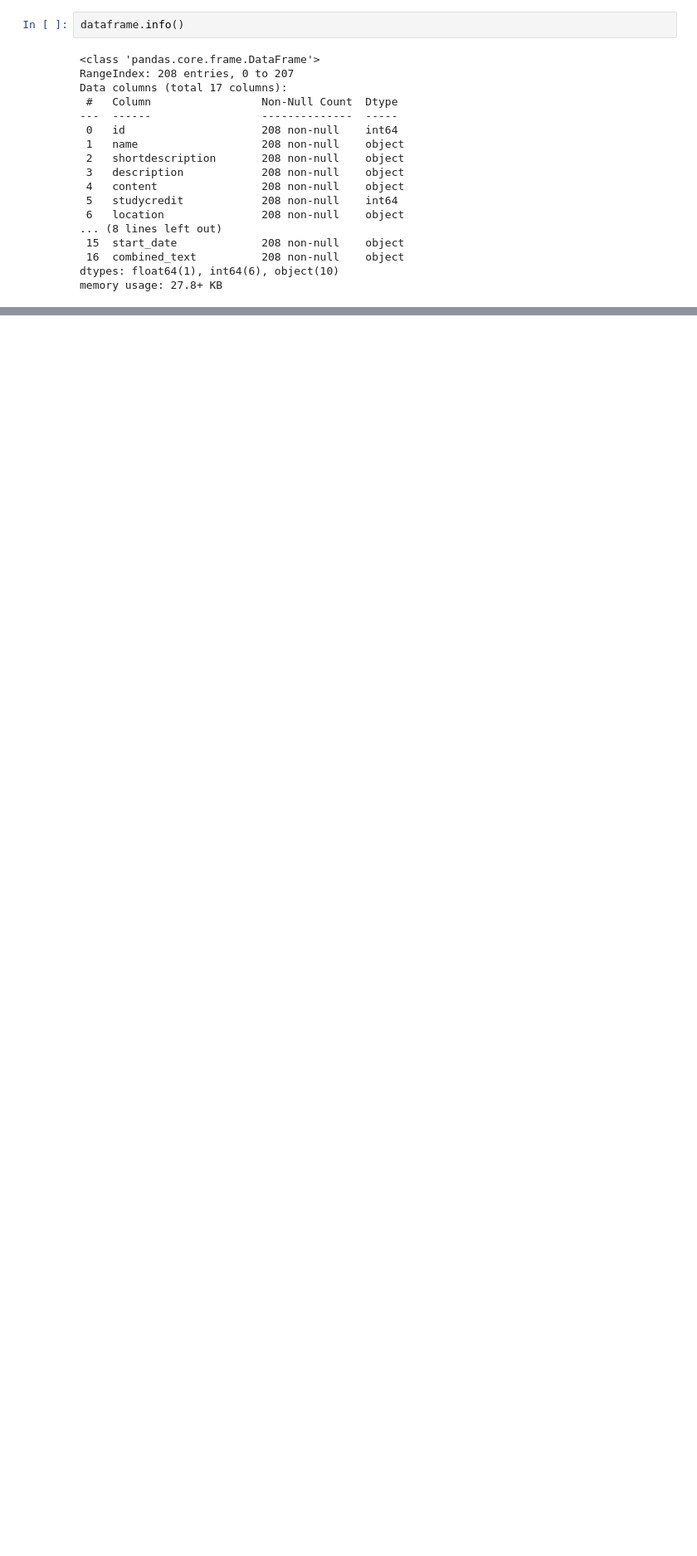
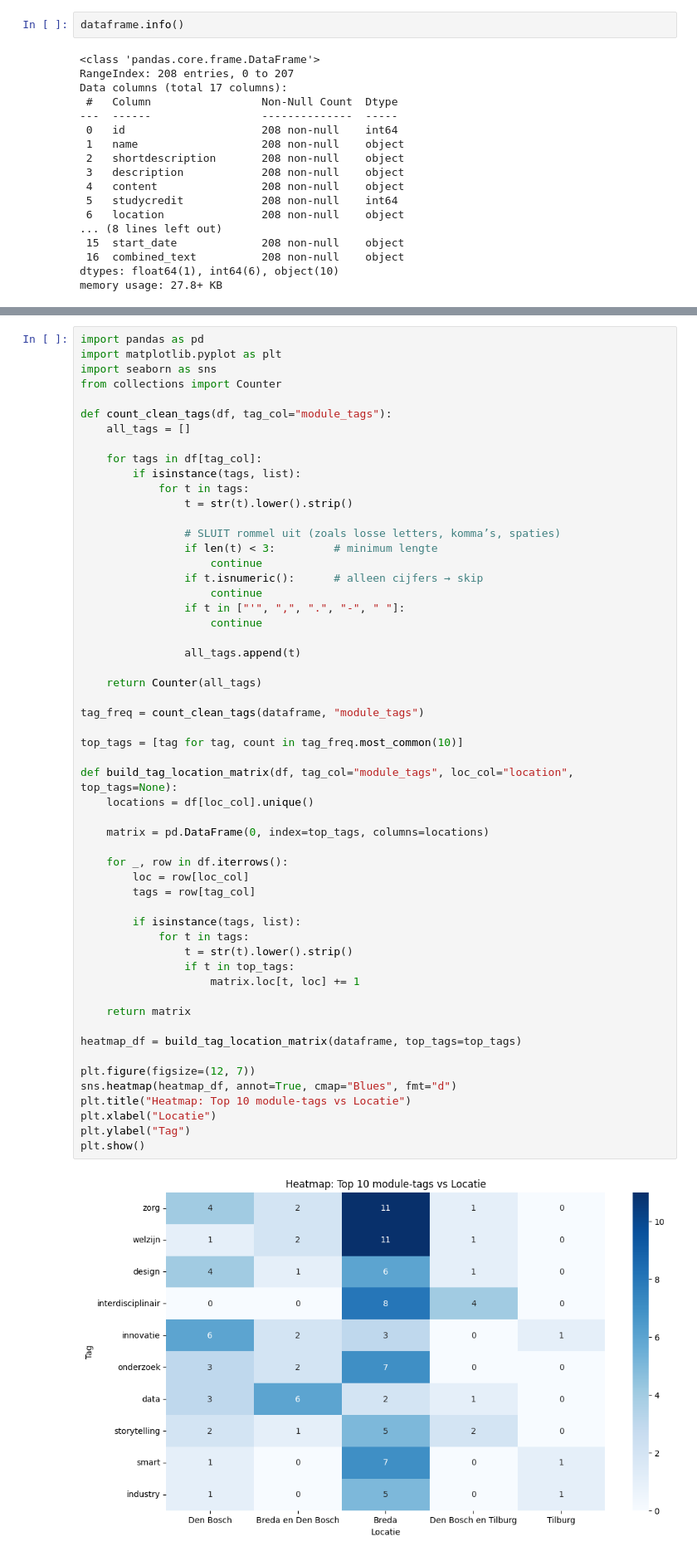
Before and after one commit to JeroenZwaal/ATIx-AI-Lu2, a Jupyter notebook: EDA.ipynb, the cells around one changed output, grey strips where cells are left out. Shown at 83% size. Cells and saved outputs as stored; diff of their text form; blank space fills up the shorter version.

```diff
--- a/EDA.ipynb
+++ b/EDA.ipynb
@@ -215,0 +195,57 @@ health: 6
+# %%
+import pandas as pd
+import matplotlib.pyplot as plt
+import seaborn as sns
+from collections import Counter
+
+def count_clean_tags(df, tag_col="module_tags"):
+    all_tags = []
+
+    for tags in df[tag_col]:
+        if isinstance(tags, list):
+            for t in tags:
+                t = str(t).lower().strip()
+
+                # SLUIT rommel uit (zoals losse letters, komma’s, spaties)
+                if len(t) < 3:         # minimum lengte
+                    continue
+                if t.isnumeric():      # alleen cijfers → skip
+                    continue
+                if t in ["'", ",", ".", "-", " "]:
+                    continue
+
+                all_tags.append(t)
+
+    return Counter(all_tags)
+
+tag_freq = count_clean_tags(dataframe, "module_tags")
+
+top_tags = [tag for tag, count in tag_freq.most_common(10)]
+
+def build_tag_location_matrix(df, tag_col="module_tags", loc_col="location", top_tags=None):
+    locations = df[loc_col].unique()
+
+    matrix = pd.DataFrame(0, index=top_tags, columns=locations)
+
+    for _, row in df.iterrows():
+        loc = row[loc_col]
+        tags = row[tag_col]
+
+        if isinstance(tags, list):
+            for t in tags:
+                t = str(t).lower().strip()
+                if t in top_tags:
+                    matrix.loc[t, loc] += 1
+
+    return matrix
+
+heatmap_df = build_tag_location_matrix(dataframe, top_tags=top_tags)
+
+plt.figure(figsize=(12, 7))
+sns.heatmap(heatmap_df, annot=True, cmap="Blues", fmt="d")
+plt.title("Heatmap: Top 10 module-tags vs Locatie")
+plt.xlabel("Locatie")
+plt.ylabel("Tag")
+plt.show()
+# %% [output]
+[figure, added]
```
Also changed, not shown: parts of 5 cells of this notebook.
